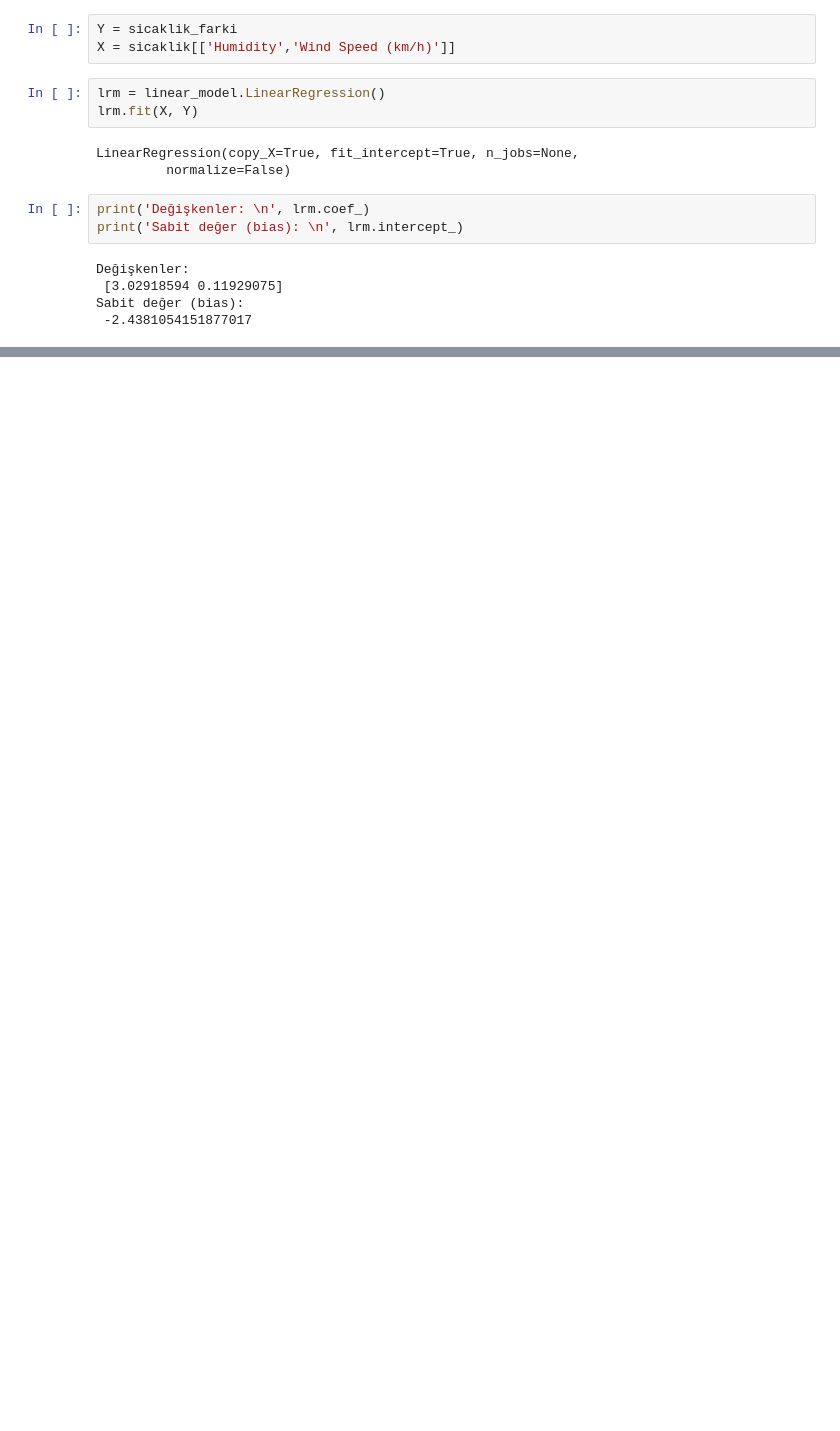
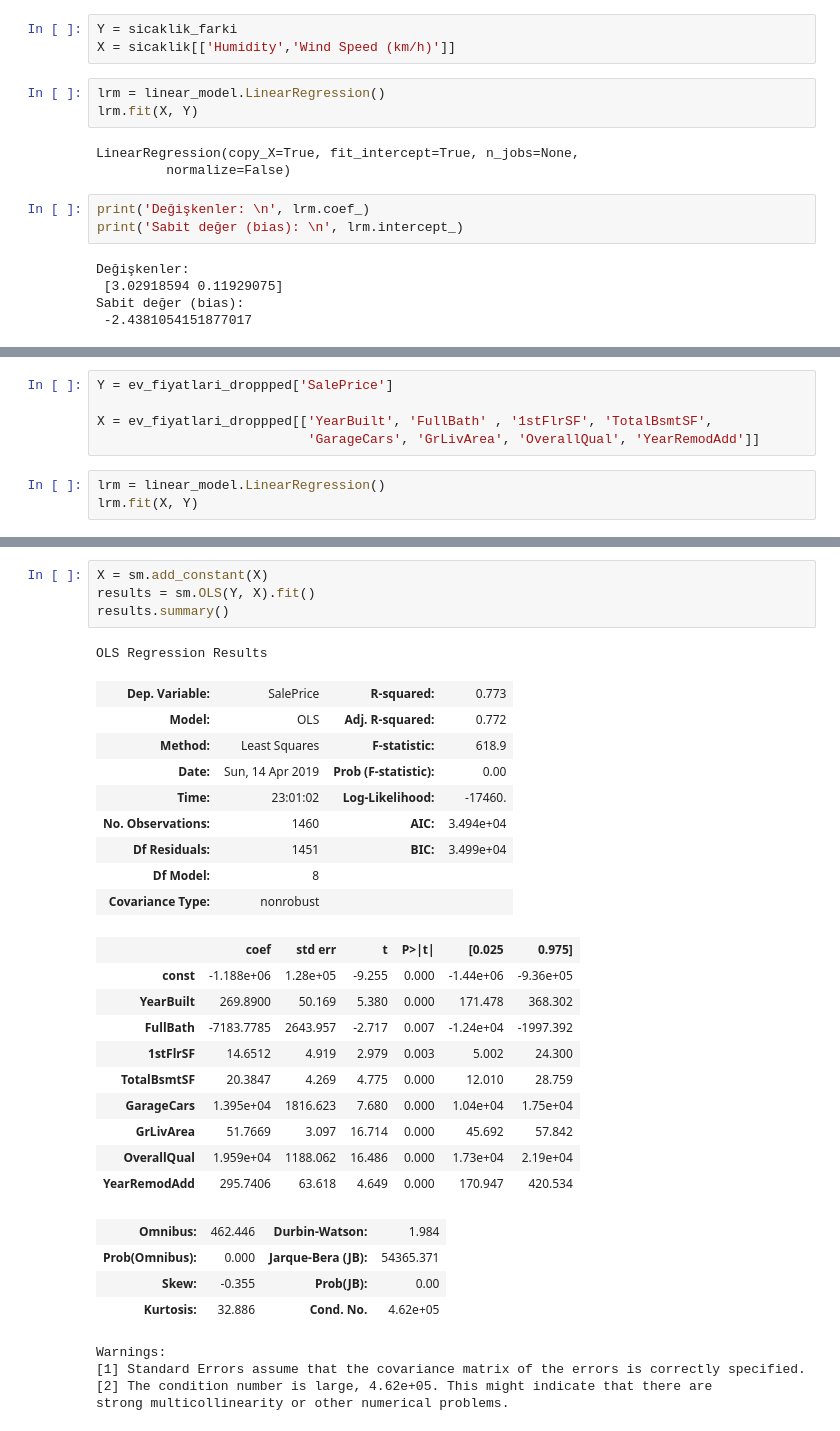
Before and after one commit to EceDolen/Bootcamp_-Bolum_6, a Jupyter notebook: Regresyon_Odev_4.ipynb, the cells around one changed output, grey strips where cells are left out. Cells and saved outputs as stored; diff of their text form; blank space fills up the shorter version.

```diff
--- a/Regresyon_Odev_4.ipynb
+++ b/Regresyon_Odev_4.ipynb
@@ -156,0 +428,8 @@ Warnings:
+# %%
+Y = ev_fiyatlari_droppped['SalePrice']
+
+X = ev_fiyatlari_droppped[['YearBuilt', 'FullBath' , '1stFlrSF', 'TotalBsmtSF',
+                           'GarageCars', 'GrLivArea', 'OverallQual', 'YearRemodAdd']]
+# %%
+lrm = linear_model.LinearRegression()
+lrm.fit(X, Y)
@@ -156,0 +448,33 @@ Warnings:
+# %%
+X = sm.add_constant(X)
+results = sm.OLS(Y, X).fit()
+results.summary()
+# %% [output]
+OLS Regression Results
+| Dep. Variable: | SalePrice | R-squared: | 0.773 |
+| Model: | OLS | Adj. R-squared: | 0.772 |
+| Method: | Least Squares | F-statistic: | 618.9 |
+| Date: | Sun, 14 Apr 2019 | Prob (F-statistic): | 0.00 |
+| Time: | 23:01:02 | Log-Likelihood: | -17460. |
+| No. Observations: | 1460 | AIC: | 3.494e+04 |
+| Df Residuals: | 1451 | BIC: | 3.499e+04 |
+| Df Model: | 8 |  |  |
+| Covariance Type: | nonrobust |  |  |
+|  | coef | std err | t | P>|t| | [0.025 | 0.975] |
+| const | -1.188e+06 | 1.28e+05 | -9.255 | 0.000 | -1.44e+06 | -9.36e+05 |
+| YearBuilt | 269.8900 | 50.169 | 5.380 | 0.000 | 171.478 | 368.302 |
+| FullBath | -7183.7785 | 2643.957 | -2.717 | 0.007 | -1.24e+04 | -1997.392 |
+| 1stFlrSF | 14.6512 | 4.919 | 2.979 | 0.003 | 5.002 | 24.300 |
+| TotalBsmtSF | 20.3847 | 4.269 | 4.775 | 0.000 | 12.010 | 28.759 |
+| GarageCars | 1.395e+04 | 1816.623 | 7.680 | 0.000 | 1.04e+04 | 1.75e+04 |
+| GrLivArea | 51.7669 | 3.097 | 16.714 | 0.000 | 45.692 | 57.842 |
+| OverallQual | 1.959e+04 | 1188.062 | 16.486 | 0.000 | 1.73e+04 | 2.19e+04 |
+| YearRemodAdd | 295.7406 | 63.618 | 4.649 | 0.000 | 170.947 | 420.534 |
+| Omnibus: | 462.446 | Durbin-Watson: | 1.984 |
+| Prob(Omnibus): | 0.000 | Jarque-Bera (JB): | 54365.371 |
+| Skew: | -0.355 | Prob(JB): | 0.00 |
+| Kurtosis: | 32.886 | Cond. No. | 4.62e+05 |
+Warnings:
+[1] Standard Errors assume that the covariance matrix of the errors is correctly specified.
+[2] The condition number is large, 4.62e+05. This might indicate that there are
+strong multicollinearity or other numerical problems.
```
Also changed, not shown: parts of 41 cells of this notebook.
